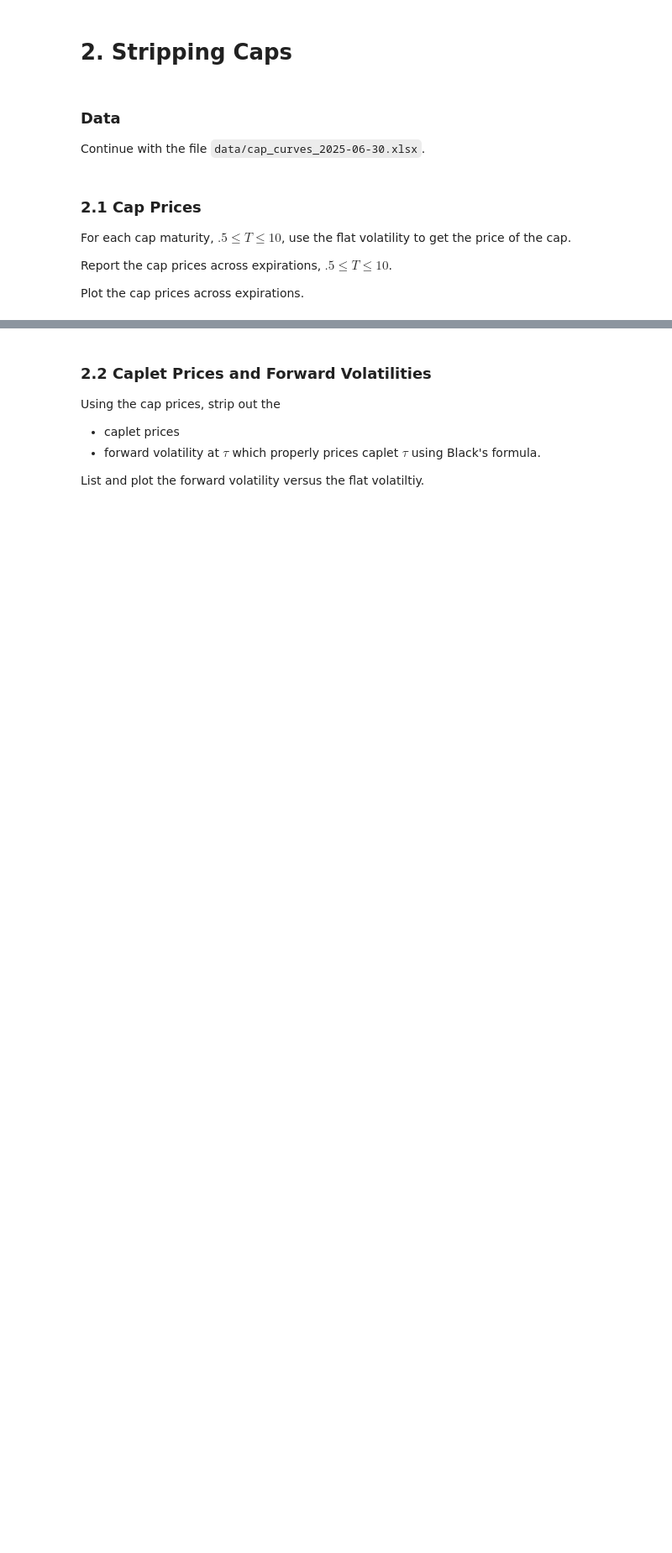
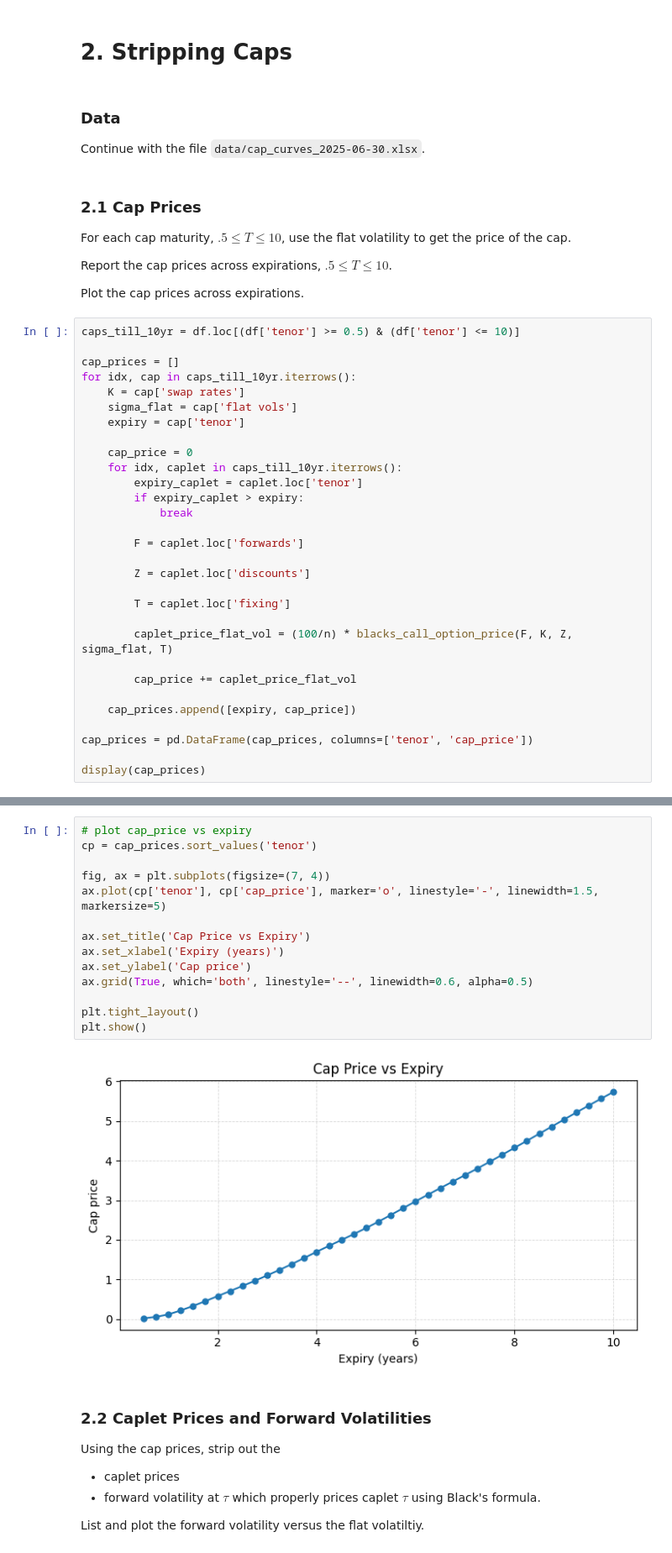
Before and after one commit to reecevdw/FINM-375-GROUP-A, a Jupyter notebook: hw2/E.7.1.%20Stripping%20Caps.ipynb, the cells around one changed output, grey strips where cells are left out. Shown at 84% size. Drawn from its saved outputs; the diff is of its cells as text; blank space fills up the shorter version.

```diff
--- a/hw2/E.7.1.%20Stripping%20Caps.ipynb
+++ b/hw2/E.7.1.%20Stripping%20Caps.ipynb
@@ -111,3 +244,33 @@ For each cap maturity, $.5\le T \le 10$, use the flat volatility to get the pric
 Report the cap prices across expirations, $.5\le T \le 10$.
 
 Plot the cap prices across expirations.
+# %%
+caps_till_10yr = df.loc[(df['tenor'] >= 0.5) & (df['tenor'] <= 10)]
+
+cap_prices = []
+for idx, cap in caps_till_10yr.iterrows():
+    K = cap['swap rates']
+    sigma_flat = cap['flat vols']
+    expiry = cap['tenor']
+
+    cap_price = 0
+    for idx, caplet in caps_till_10yr.iterrows():
+        expiry_caplet = caplet.loc['tenor']
+        if expiry_caplet > expiry:
+            break
+
+        F = caplet.loc['forwards']
+
+        Z = caplet.loc['discounts']
+
+        T = caplet.loc['fixing']
+
+        caplet_price_flat_vol = (100/n) * blacks_call_option_price(F, K, Z, sigma_flat, T)
+
+        cap_price += caplet_price_flat_vol
+
+    cap_prices.append([expiry, cap_price])
+
+cap_prices = pd.DataFrame(cap_prices, columns=['tenor', 'cap_price'])
+
+display(cap_prices)
@@ -114,3 +295,19 @@ Plot the cap prices across expirations.
+# %%
+# plot cap_price vs expiry
+cp = cap_prices.sort_values('tenor')
+
+fig, ax = plt.subplots(figsize=(7, 4))
+ax.plot(cp['tenor'], cp['cap_price'], marker='o', linestyle='-', linewidth=1.5, markersize=5)
+
+ax.set_title('Cap Price vs Expiry')
+ax.set_xlabel('Expiry (years)')
+ax.set_ylabel('Cap price')
+ax.grid(True, which='both', linestyle='--', linewidth=0.6, alpha=0.5)
+
+plt.tight_layout()
+plt.show()
+# %% [output]
+[figure, added]
 # %% [markdown]
 ### 2.2 Caplet Prices and Forward Volatilities
 
```
Also changed, not shown: parts of 12 cells of this notebook.
